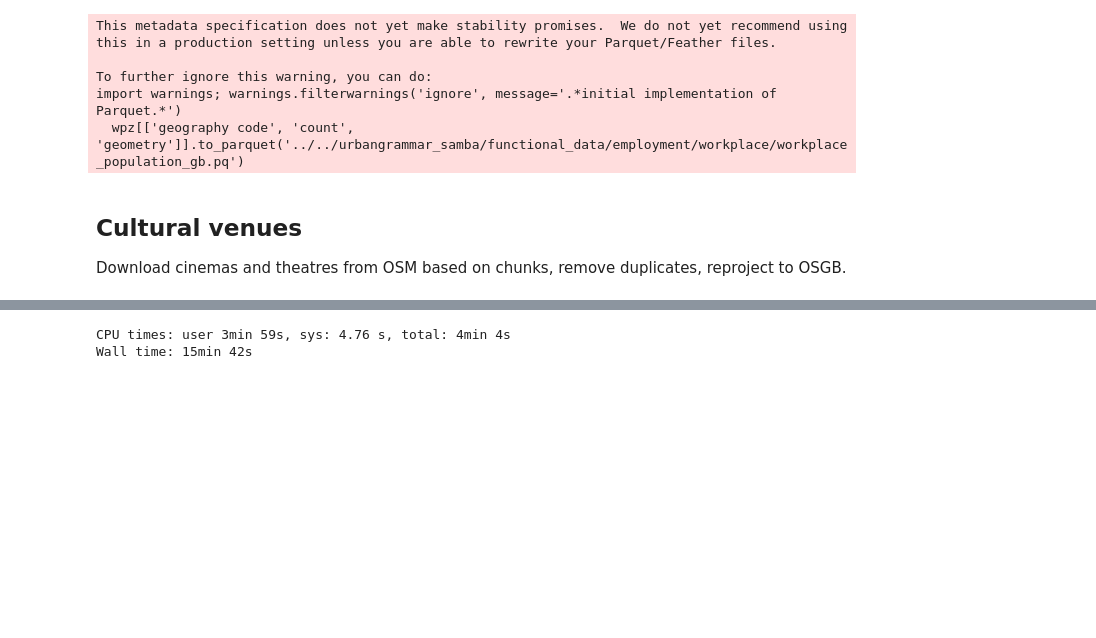
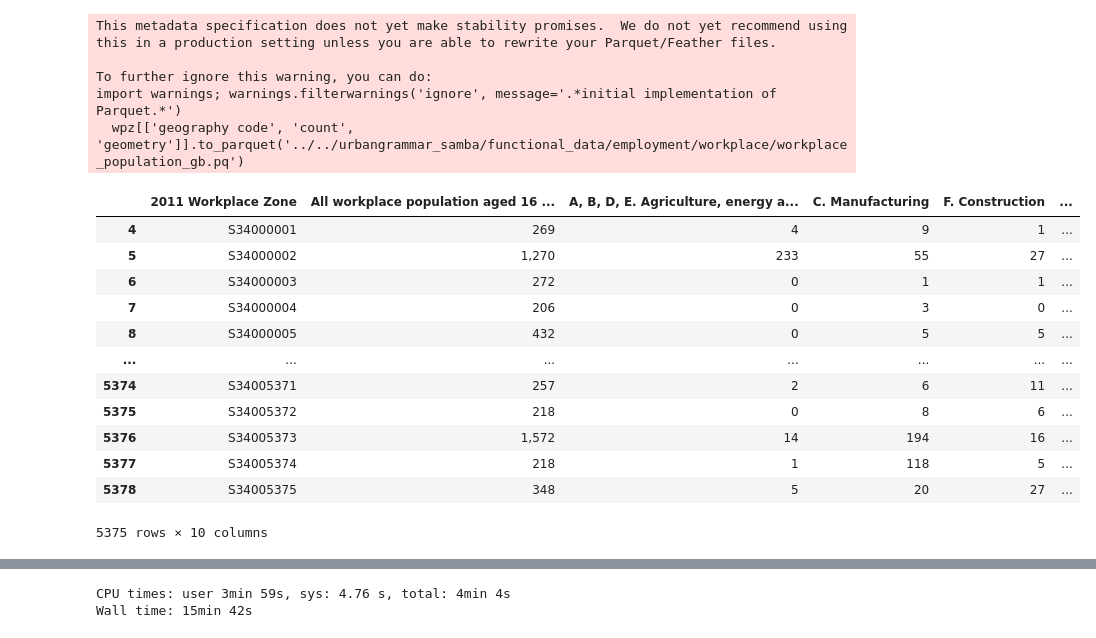
Before and after one commit to urbangrammarai/data_processing, a Jupyter notebook: functional_data/fetch_data.ipynb, the cells around one changed output, grey strips where cells are left out. Cells and saved outputs as stored; diff of their text form; code cells hidden in the pictures; blank space fills up the shorter version.

Commit message:
WPZ population per industry (#32)
* coastline

* fix makefile

* wpz by industry

```diff
--- a/functional_data/fetch_data.ipynb
+++ b/functional_data/fetch_data.ipynb
@@ -569,7 +578,21 @@ This metadata specification does not yet make stability promises.  We do not yet
 To further ignore this warning, you can do:
 import warnings; warnings.filterwarnings('ignore', message='.*initial implementation of Parquet.*')
   wpz[['geography code', 'count', 'geometry']].to_parquet('../../urbangrammar_samba/functional_data/employment/workplace/workplace_population_gb.pq')
-# %% [markdown]
-## Cultural venues
-
-Download cinemas and theatres from OSM based on chunks, remove duplicates, reproject to OSGB.
+# %%
+wpz_ind_s = pd.read_csv('../../urbangrammar_samba/functional_data/employment/workplace/scotland_industry.csv', skiprows=4)
+wpz_ind_s = wpz_ind_s.loc[4:5378].drop(columns=[c for c in wpz_ind_s.columns if 'Unnamed' in c])
+wpz_ind_s
+# %% [output]
+|  | 2011 Workplace Zone | All workplace population aged 16 ... | A, B, D, E. Agriculture, energy a... | C. Manufacturing | F. Construction | ... |
+| 4 | S34000001 | 269 | 4 | 9 | 1 | ... |
+| 5 | S34000002 | 1,270 | 233 | 55 | 27 | ... |
+| 6 | S34000003 | 272 | 0 | 1 | 1 | ... |
+| 7 | S34000004 | 206 | 0 | 3 | 0 | ... |
+| 8 | S34000005 | 432 | 0 | 5 | 5 | ... |
+| ... | ... | ... | ... | ... | ... | ... |
+| 5374 | S34005371 | 257 | 2 | 6 | 11 | ... |
+| 5375 | S34005372 | 218 | 0 | 8 | 6 | ... |
+| 5376 | S34005373 | 1,572 | 14 | 194 | 16 | ... |
+| 5377 | S34005374 | 218 | 1 | 118 | 5 | ... |
+| 5378 | S34005375 | 348 | 5 | 20 | 27 | ... |
+5375 rows × 10 columns
```
Also changed, not shown: parts of 11 cells of this notebook.
